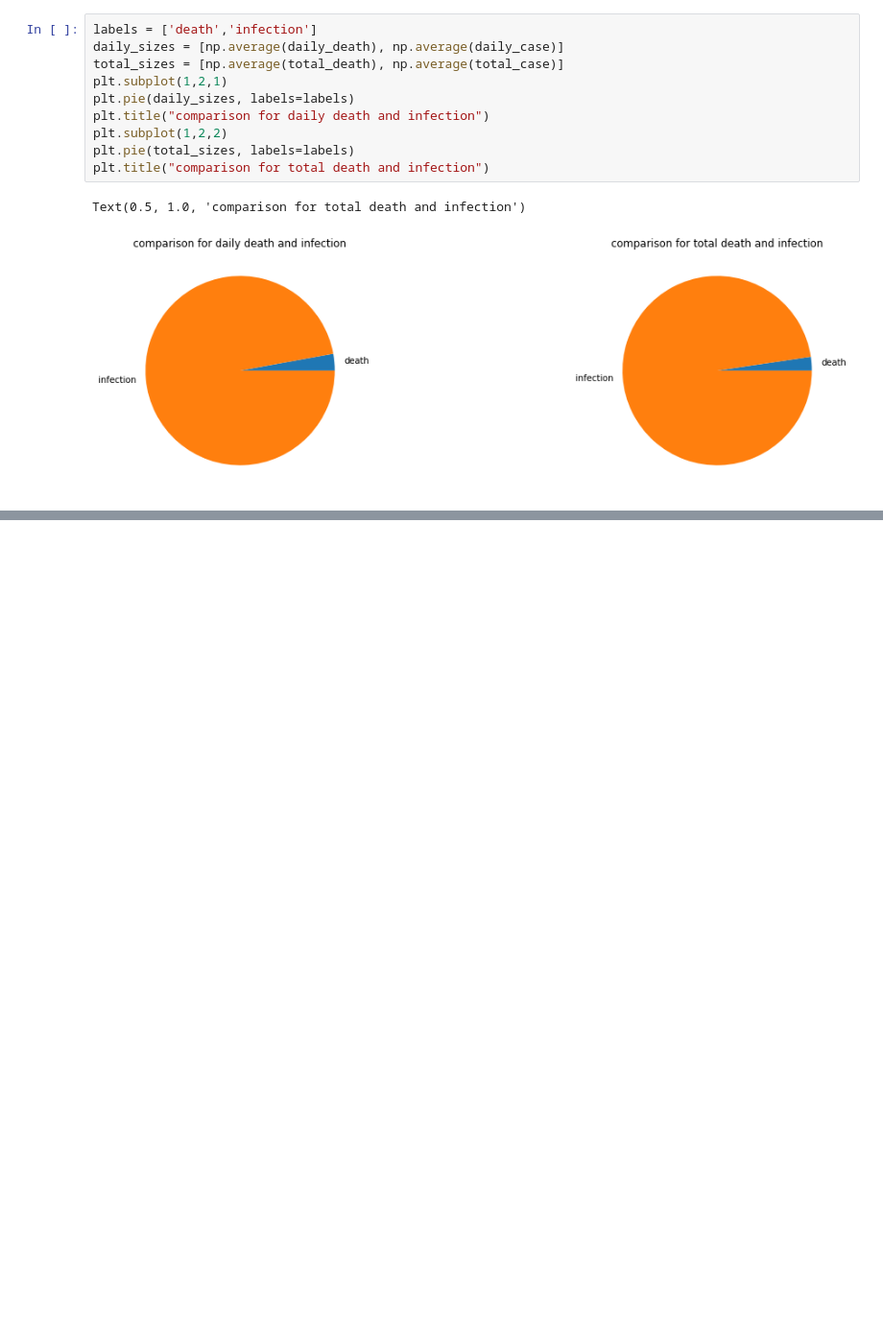
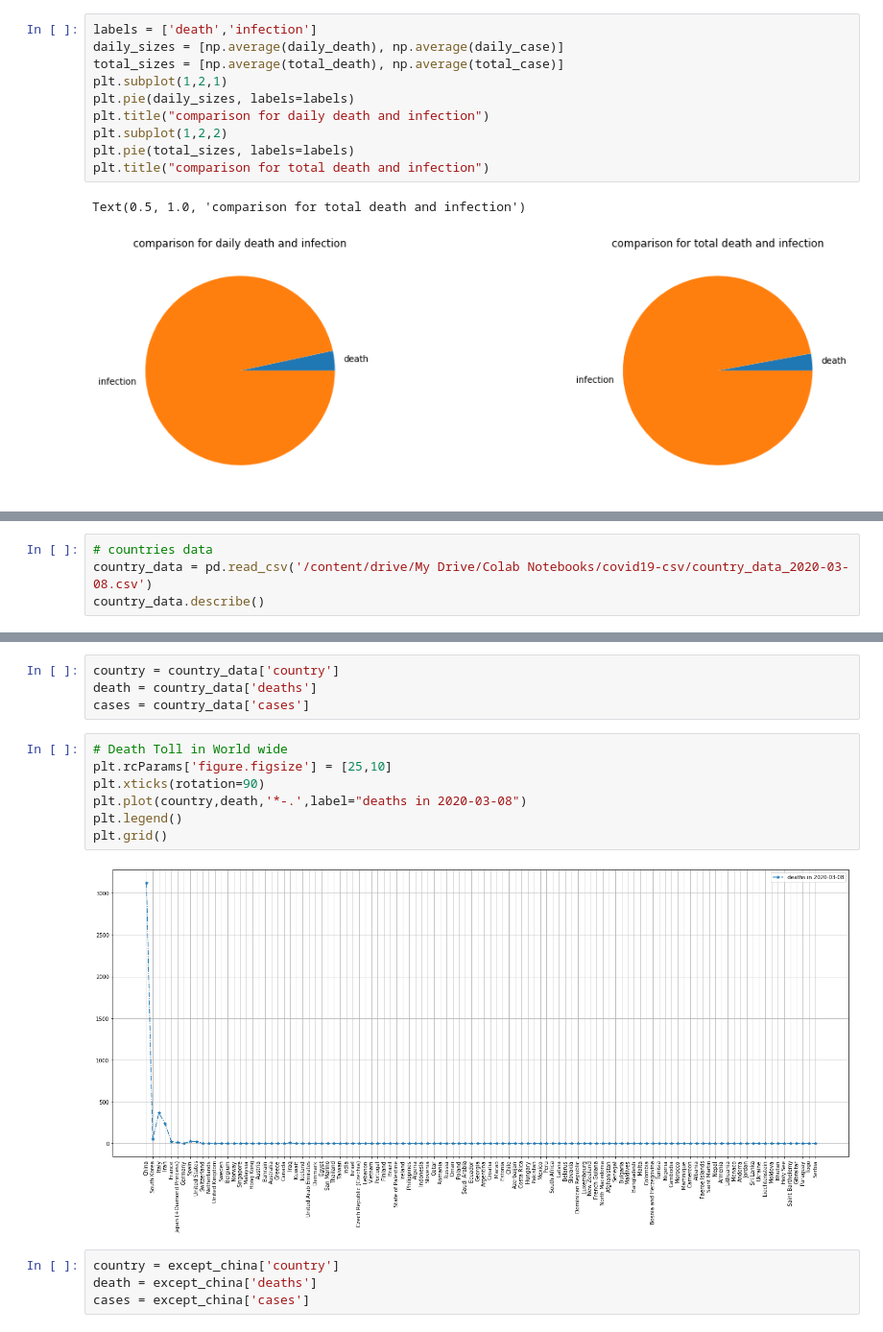
Before and after one commit to saitzaw/covid-dash, a Jupyter notebook: COVID_19.ipynb, the cells around one changed output, grey strips where cells are left out. Shown at 96% size. Cells and saved outputs as stored; diff of their text form; blank space fills up the shorter version.

```diff
--- a/COVID_19.ipynb
+++ b/COVID_19.ipynb
@@ -241,0 +242,4 @@ Text(0.5, 1.0, 'Infected patient, mild condition, critical')
+# %%
+# countries data
+country_data = pd.read_csv('/content/drive/My Drive/Colab Notebooks/covid19-csv/country_data_2020-03-08.csv')
+country_data.describe()
@@ -241,0 +367,17 @@ Text(0.5, 1.0, 'Infected patient, mild condition, critical')
+# %%
+country = country_data['country']
+death = country_data['deaths']
+cases = country_data['cases']
+# %%
+# Death Toll in World wide
+plt.rcParams['figure.figsize'] = [25,10]
+plt.xticks(rotation=90)
+plt.plot(country,death,'*-.',label="deaths in 2020-03-08")
+plt.legend()
+plt.grid()
+# %% [output]
+[figure, added]
+# %%
+country = except_china['country']
+death = except_china['deaths']
+cases = except_china['cases']
```
Also changed, not shown: parts of 28 cells of this notebook.
